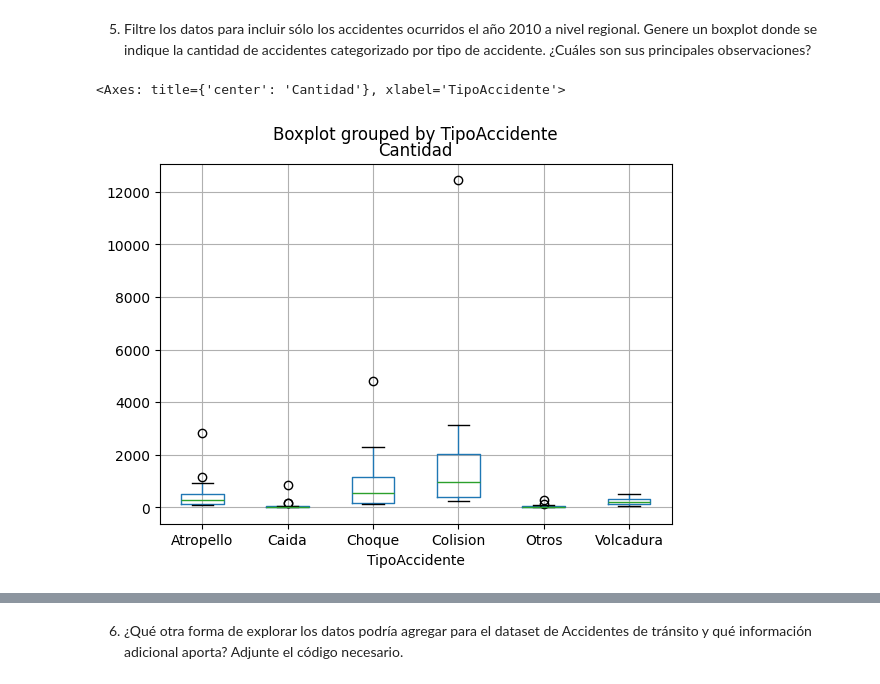
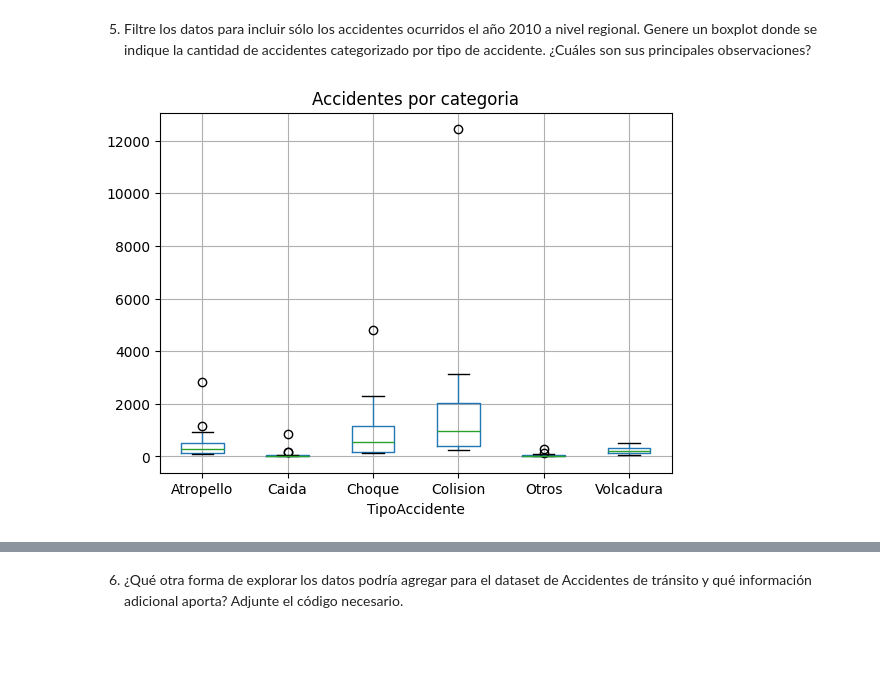
Before and after one commit to SebaSalasLvd/laboratorios-mineria, a Jupyter notebook: lab2/Laboratorio2.ipynb, the cells around one changed output, grey strips where cells are left out. Drawn from its saved outputs; the diff is of its cells as text; code cells hidden in the pictures; blank space fills up the shorter version.

Commit message:
add: titles to plots and remove outliers from boxplot

```diff
--- a/lab2/Laboratorio2.ipynb
+++ b/lab2/Laboratorio2.ipynb
@@ -83,8 +84,11 @@ R: TODO
 # %%
 df_filtered_2010 = tipos[tipos['Muestra'] == 'Regional']
 df_filtered_2010 = df_filtered_2010[df_filtered_2010['Anio'] == 2010]
 
 df_filtered_2010.boxplot(column='Cantidad', by='TipoAccidente')
+
+plt.title("Accidentes por categoria")
+plt.suptitle("")
+plt.show()
 # %% [output]
-<Axes: title={'center': 'Cantidad'}, xlabel='TipoAccidente'>
-[figure, old version]
+[figure, new version]
```
Also changed, not shown: parts of 3 cells of this notebook.
